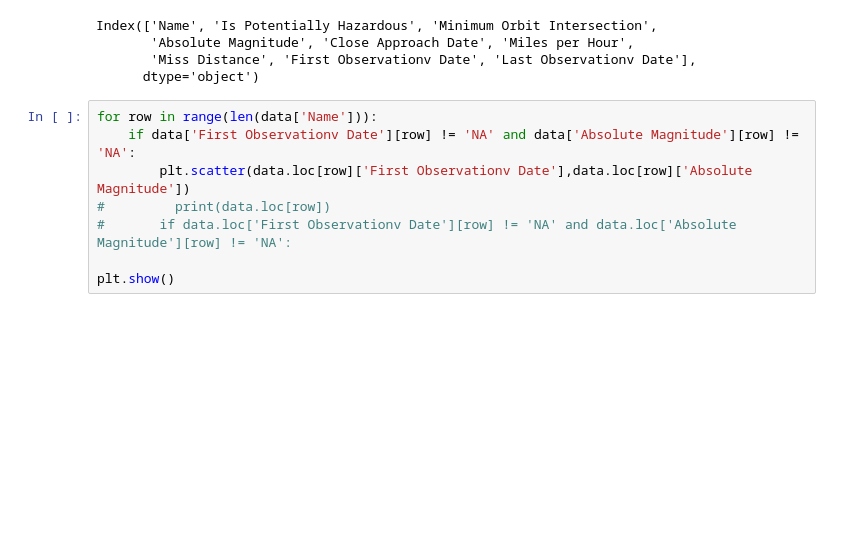
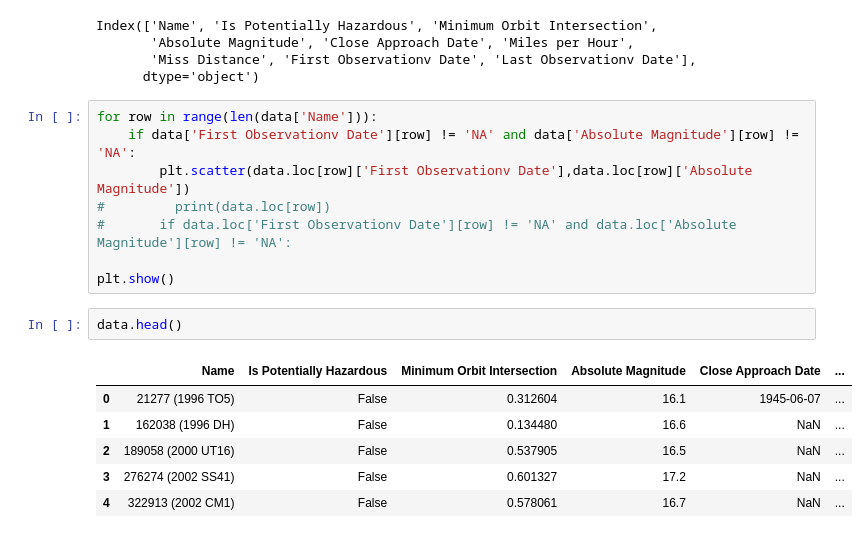
Before and after one commit to karthikk24/Team-R2FK, a Jupyter notebook: Python Plots.ipynb, the cells around one changed output. Saved outputs shown, nothing was run; the diff lists cells and outputs as text; blank space fills up the shorter version.

```diff
--- a/Python Plots.ipynb
+++ b/Python Plots.ipynb
@@ -19,3 +19,12 @@ for row in range(len(data['Name'])):
 #       if data.loc['First Observationv Date'][row] != 'NA' and data.loc['Absolute Magnitude'][row] != 'NA':
 
 plt.show()
+# %%
+data.head()
+# %% [output]
+|  | Name | Is Potentially Hazardous | Minimum Orbit Intersection | Absolute Magnitude | Close Approach Date | ... |
+| 0 | 21277 (1996 TO5) | False | 0.312604 | 16.1 | 1945-06-07 | ... |
+| 1 | 162038 (1996 DH) | False | 0.134480 | 16.6 | NaN | ... |
+| 2 | 189058 (2000 UT16) | False | 0.537905 | 16.5 | NaN | ... |
+| 3 | 276274 (2002 SS41) | False | 0.601327 | 17.2 | NaN | ... |
+| 4 | 322913 (2002 CM1) | False | 0.578061 | 16.7 | NaN | ... |
```
Also changed, not shown: parts of 4 cells of this notebook.
